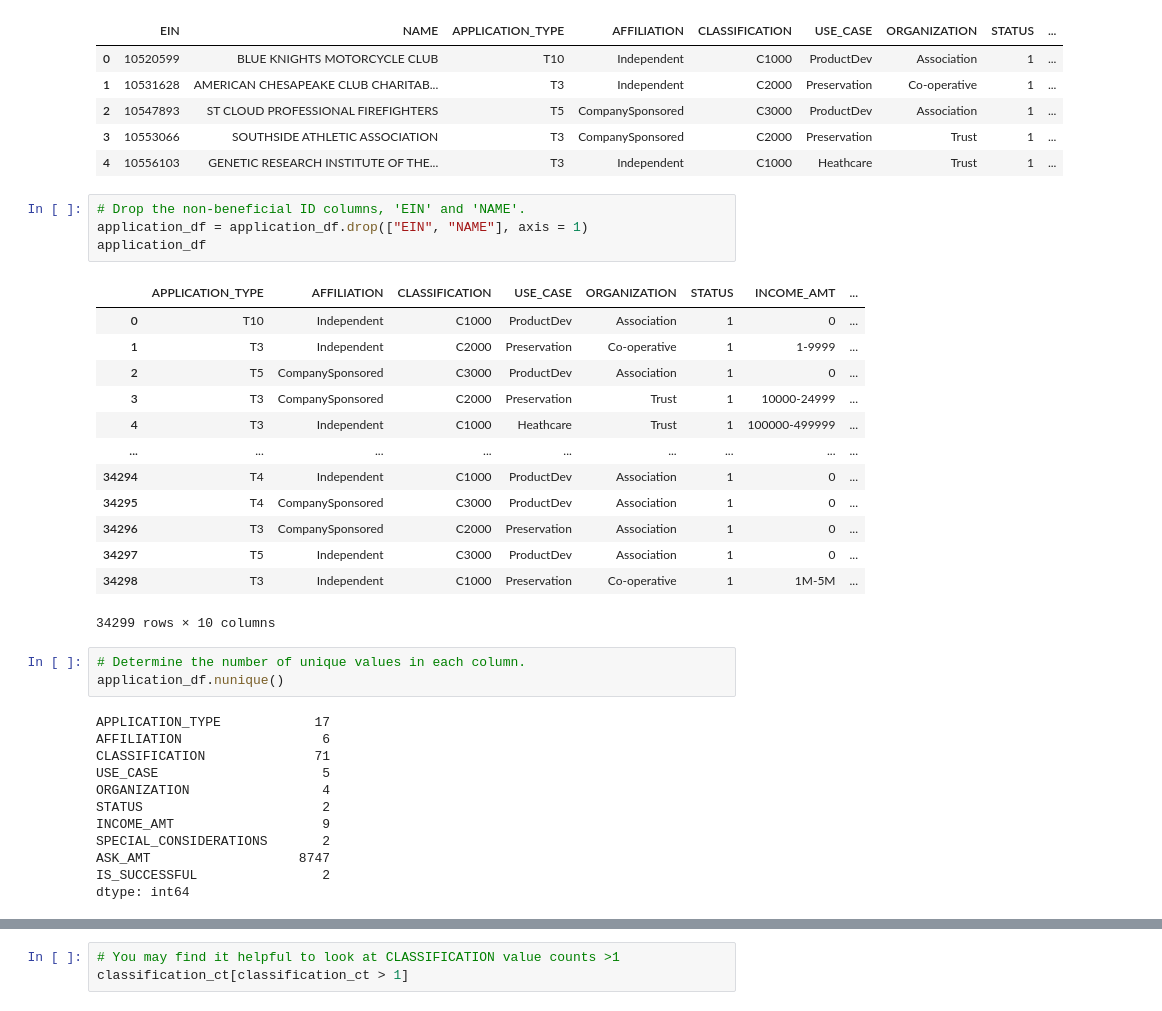
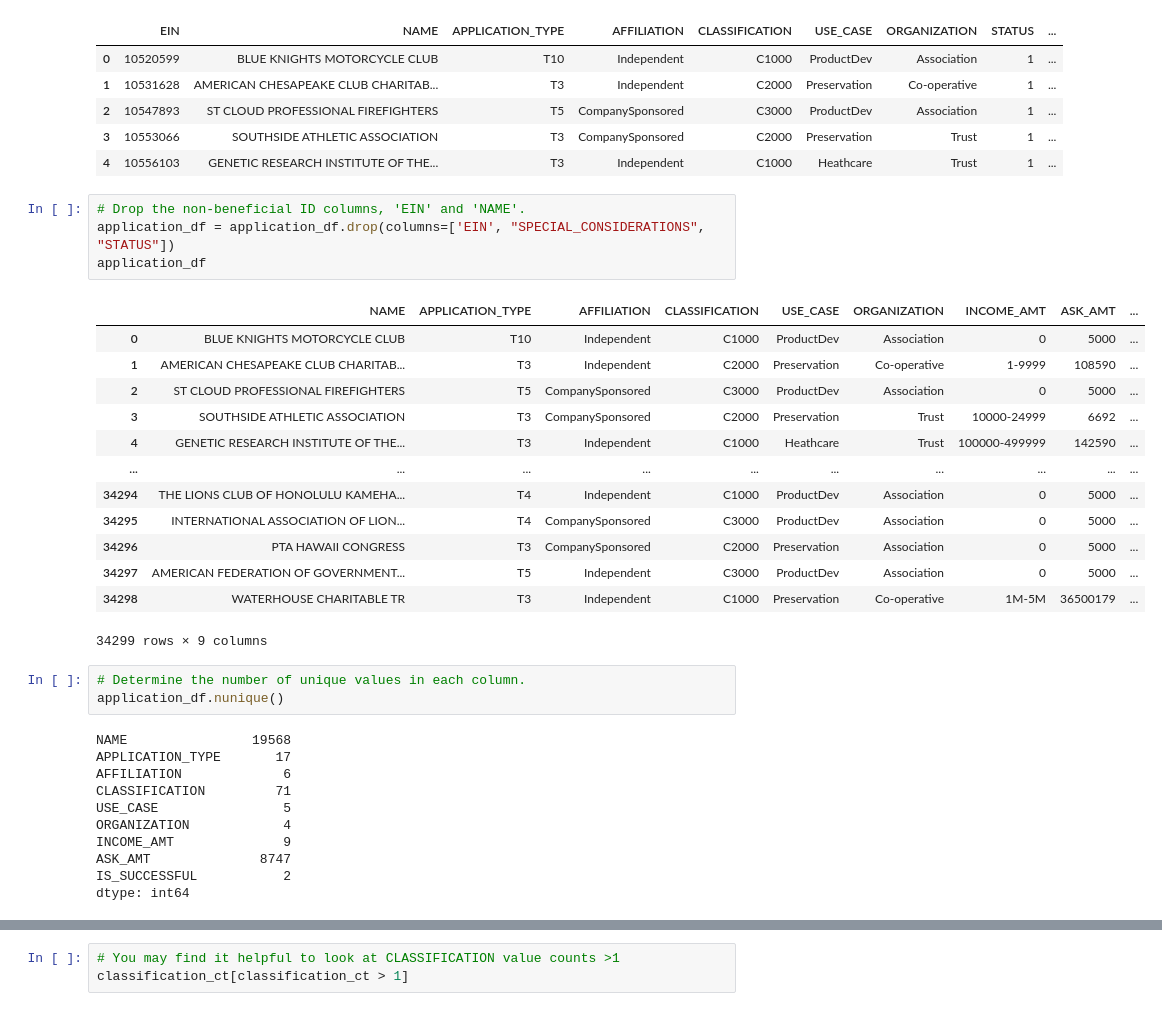
Before and after one commit to Marlon6598/deep-learning-challenge, a Jupyter notebook: AlphabetSoupCharity_Optimization.ipynb, the cells around one changed output, grey strips where cells are left out. Cells and saved outputs as stored; diff of their text form.

```diff
--- a/AlphabetSoupCharity_Optimization.ipynb
+++ b/AlphabetSoupCharity_Optimization.ipynb
@@ -19,36 +19,35 @@ application_df.head()
 | 4 | 10556103 | GENETIC RESEARCH INSTITUTE OF THE... | T3 | Independent | C1000 | Heathcare | Trust | 1 | ... |
 # %%
 # Drop the non-beneficial ID columns, 'EIN' and 'NAME'.
-application_df = application_df.drop(["EIN", "NAME"], axis = 1)
+application_df = application_df.drop(columns=['EIN', "SPECIAL_CONSIDERATIONS", "STATUS"])
 application_df
 # %% [output]
-|  | APPLICATION_TYPE | AFFILIATION | CLASSIFICATION | USE_CASE | ORGANIZATION | STATUS | INCOME_AMT | ... |
-| 0 | T10 | Independent | C1000 | ProductDev | Association | 1 | 0 | ... |
-| 1 | T3 | Independent | C2000 | Preservation | Co-operative | 1 | 1-9999 | ... |
-| 2 | T5 | CompanySponsored | C3000 | ProductDev | Association | 1 | 0 | ... |
-| 3 | T3 | CompanySponsored | C2000 | Preservation | Trust | 1 | 10000-24999 | ... |
-| 4 | T3 | Independent | C1000 | Heathcare | Trust | 1 | 100000-499999 | ... |
-| ... | ... | ... | ... | ... | ... | ... | ... | ... |
-| 34294 | T4 | Independent | C1000 | ProductDev | Association | 1 | 0 | ... |
-| 34295 | T4 | CompanySponsored | C3000 | ProductDev | Association | 1 | 0 | ... |
-| 34296 | T3 | CompanySponsored | C2000 | Preservation | Association | 1 | 0 | ... |
-| 34297 | T5 | Independent | C3000 | ProductDev | Association | 1 | 0 | ... |
-| 34298 | T3 | Independent | C1000 | Preservation | Co-operative | 1 | 1M-5M | ... |
+|  | NAME | APPLICATION_TYPE | AFFILIATION | CLASSIFICATION | USE_CASE | ORGANIZATION | INCOME_AMT | ASK_AMT | ... |
+| 0 | BLUE KNIGHTS MOTORCYCLE CLUB | T10 | Independent | C1000 | ProductDev | Association | 0 | 5000 | ... |
+| 1 | AMERICAN CHESAPEAKE CLUB CHARITAB... | T3 | Independent | C2000 | Preservation | Co-operative | 1-9999 | 108590 | ... |
+| 2 | ST CLOUD PROFESSIONAL FIREFIGHTERS | T5 | CompanySponsored | C3000 | ProductDev | Association | 0 | 5000 | ... |
+| 3 | SOUTHSIDE ATHLETIC ASSOCIATION | T3 | CompanySponsored | C2000 | Preservation | Trust | 10000-24999 | 6692 | ... |
+| 4 | GENETIC RESEARCH INSTITUTE OF THE... | T3 | Independent | C1000 | Heathcare | Trust | 100000-499999 | 142590 | ... |
+| ... | ... | ... | ... | ... | ... | ... | ... | ... | ... |
+| 34294 | THE LIONS CLUB OF HONOLULU KAMEHA... | T4 | Independent | C1000 | ProductDev | Association | 0 | 5000 | ... |
+| 34295 | INTERNATIONAL ASSOCIATION OF LION... | T4 | CompanySponsored | C3000 | ProductDev | Association | 0 | 5000 | ... |
+| 34296 | PTA HAWAII CONGRESS | T3 | CompanySponsored | C2000 | Preservation | Association | 0 | 5000 | ... |
+| 34297 | AMERICAN FEDERATION OF GOVERNMENT... | T5 | Independent | C3000 | ProductDev | Association | 0 | 5000 | ... |
+| 34298 | WATERHOUSE CHARITABLE TR | T3 | Independent | C1000 | Preservation | Co-operative | 1M-5M | 36500179 | ... |
-34299 rows × 10 columns
+34299 rows × 9 columns
 # %%
 # Determine the number of unique values in each column.
 application_df.nunique()
 # %% [output]
-APPLICATION_TYPE            17
-AFFILIATION                  6
-CLASSIFICATION              71
-USE_CASE                     5
-ORGANIZATION                 4
-STATUS                       2
-INCOME_AMT                   9
-SPECIAL_CONSIDERATIONS       2
-ASK_AMT                   8747
-IS_SUCCESSFUL                2
+NAME                19568
+APPLICATION_TYPE       17
+AFFILIATION             6
+CLASSIFICATION         71
+USE_CASE                5
+ORGANIZATION            4
+INCOME_AMT              9
+ASK_AMT              8747
+IS_SUCCESSFUL           2
 dtype: int64
 # %%
 # Look at APPLICATION_TYPE value counts for binning
```
Also changed, not shown: parts of 17 cells of this notebook, 1 other file.
